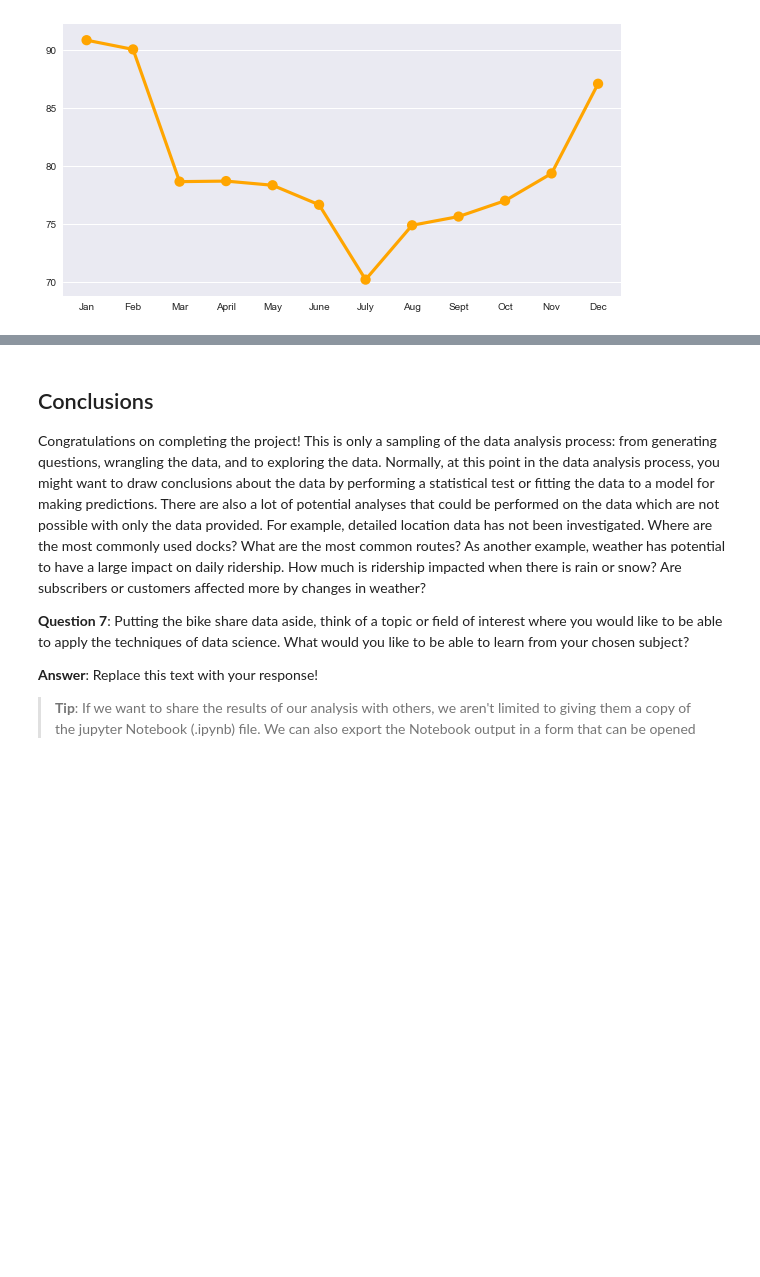
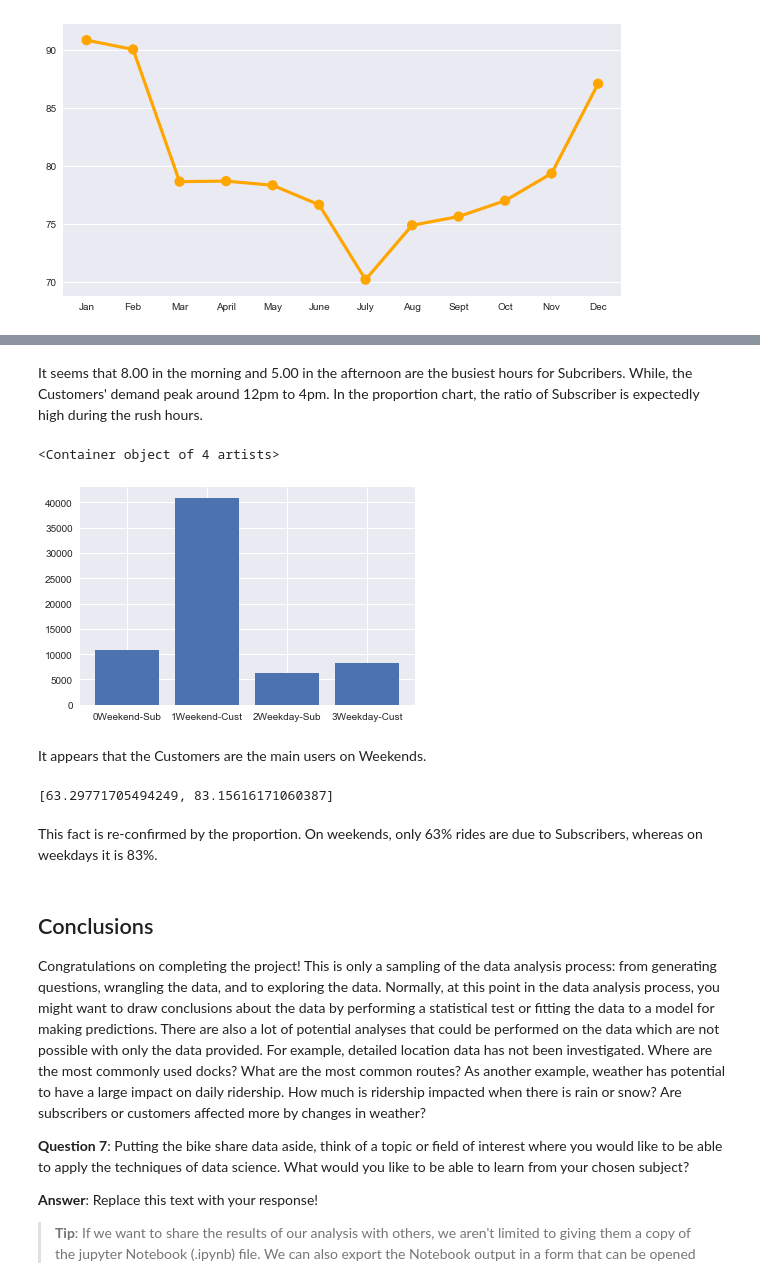
Before and after one commit to alamgirm/us_bike_share, a Jupyter notebook: Bike_Share_Analysis.ipynb, the cells around one changed output, grey strips where cells are left out. Drawn from its saved outputs; the diff is of its cells as text; code cells hidden in the pictures; blank space fills up the shorter version.

```diff
--- a/Bike_Share_Analysis.ipynb
+++ b/Bike_Share_Analysis.ipynb
@@ -730,3 +771,63 @@ sns.pointplot(months, sc_prop, label='Proportion', color='orange')
+# %% [markdown]
+It seems that 8.00 in the morning and 5.00 in the afternoon are the busiest hours for Subcribers.
+While, the Customers' demand peak around 12pm to 4pm. In the proportion chart, the ratio of Subscriber is expectedly high during the rush hours.
+# %%
+# weekday vs weekend
+def trips_by_weekday_weekend(filename):
+    """
+    This function reads in a file with trip data and reports the number of
+    trips made by subscribers, customers, grouped by season.
+    """
+    with open(filename, 'r') as f_in:
+        # set up csv reader object
+        reader = csv.DictReader(f_in)
+
+        # initialize count variables
+        s_ride_count = [0,0]
+        c_ride_count = [0,0]
+
+        # tally up ride types
+        for row in reader:
+            #print row['day_of_week']
+            dow = row['day_of_week']
+            if row['user_type'] == 'Subscriber':
+                if dow == 'Saturday' or dow== 'Sunday':
+                    s_ride_count[0] += 1
+                else:
+                    s_ride_count[1] += 1
+
+            else:
+                if dow == 'Saturday' or dow== 'Sunday':
+                    c_ride_count[0] += 1
+                else:
+                    c_ride_count[1] += 1
+
+        # calculate proportions
+        sc_prop = [0,0]
+        sc_prop[0] = s_ride_count[0]*100.0/(s_ride_count[0]+c_ride_count[0])
+        sc_prop[1] = s_ride_count[1]*100.0/(s_ride_count[1]+c_ride_count[1])
+
+
+         # return tallies as a tuple
+        return (s_ride_count, c_ride_count, sc_prop)
+
+data_file = './data/Washington-2016-Summary.csv' #NYC-2016-Summary.csv
+
+sub_ride, cus_ride, sc_prop = trips_by_weekday_weekend(data_file)
+xcat = ["0Weekend-Sub", "1Weekend-Cust", "2Weekday-Sub", "3Weekday-Cust"]
+ydata = sub_ride + cus_ride
+plt.bar(xcat, ydata)
+# %% [output]
+<Container object of 4 artists>
+[figure, added]
+# %% [markdown]
+It appears that the Customers are the main users on Weekends.
+# %%
+sc_prop
+# %% [output]
+[63.29771705494249, 83.15616171060387]
+# %% [markdown]
+This fact is re-confirmed by the proportion. On weekends, only 63% rides are due to Subscribers, whereas on weekdays it is 83%.
 # %% [markdown]
 <a id='conclusions'></a>
 ## Conclusions
```
Also changed, not shown: parts of 3 cells of this notebook.
